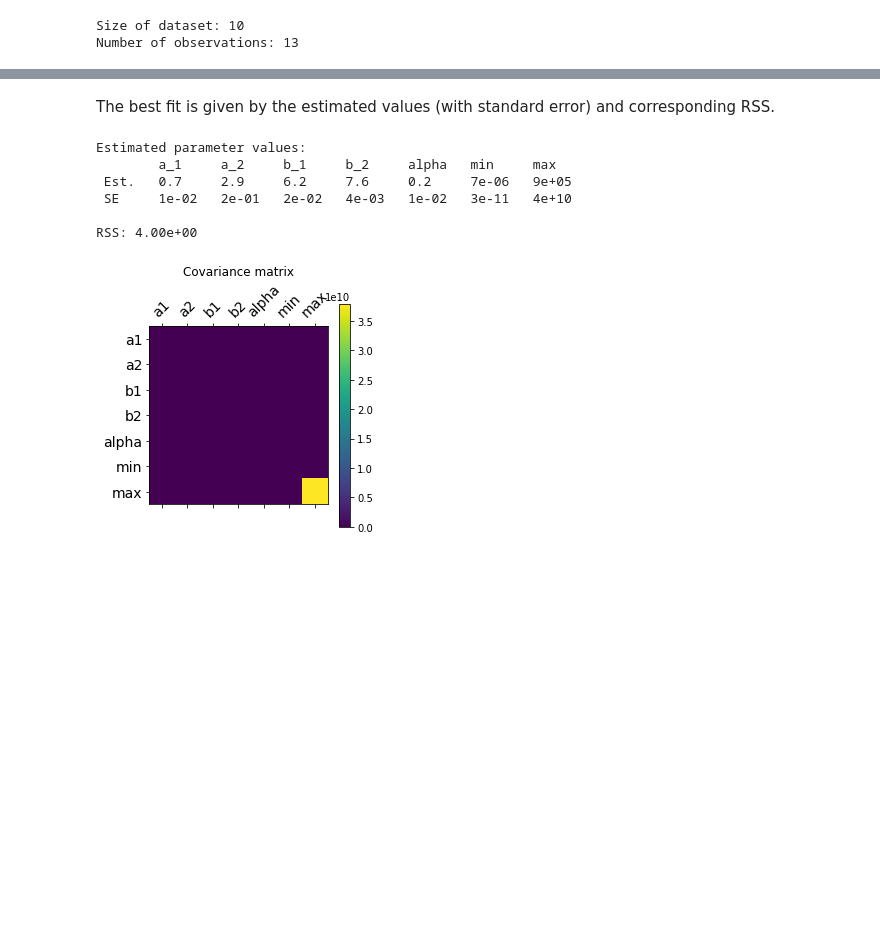
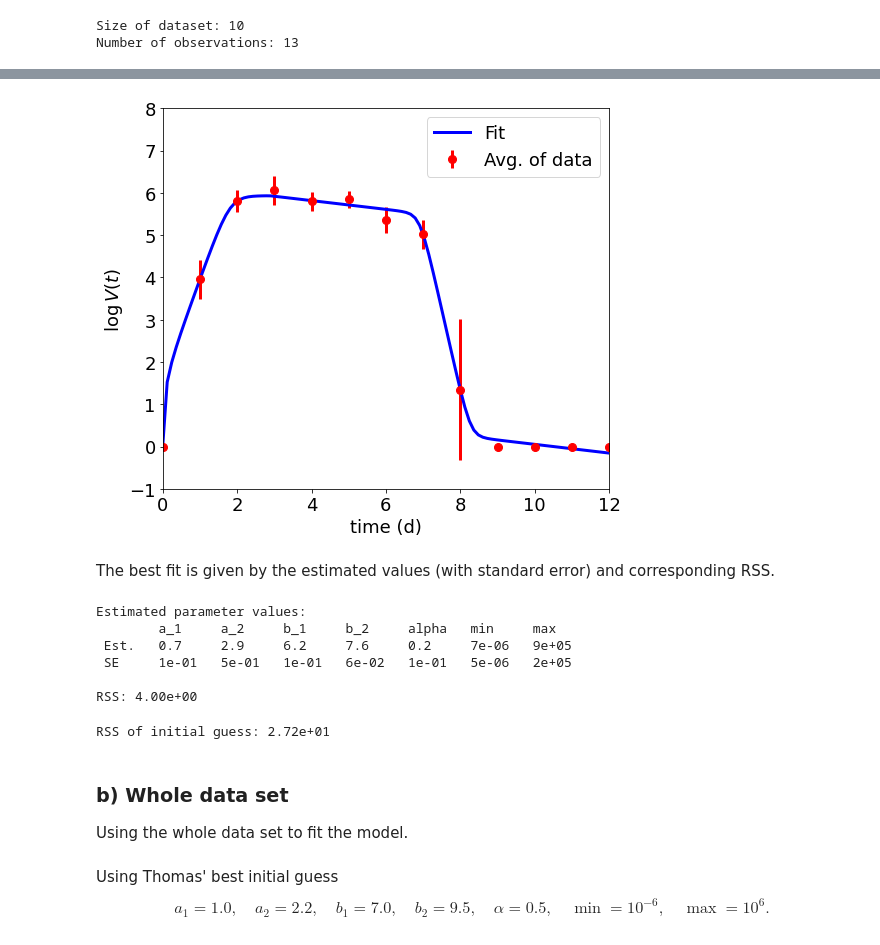
Before and after one commit to ccontrer/20-08Covid19Physiology, a Jupyter notebook: python/Application- Influenza Data.ipynb, the cells around one changed output, grey strips where cells are left out. Drawn from its saved outputs; the diff is of its cells as text; code cells hidden in the pictures; blank space fills up the shorter version.

```diff
--- a/python/Application- Influenza Data.ipynb
+++ b/python/Application- Influenza Data.ipynb
@@ -91,25 +132,39 @@ plt.show()
+# %%
+# discretation and evaluation
+ttdata = np.linspace(np.min(tdata), np.max(tdata), num=100)
+vvdata = vl_avg.Predict(ttdata)
+# plotting
+plt.errorbar(tdata_avg, vdata_avg, yerr=vdata_std, fmt='ro', color='red', label='Avg. of data')
+plt.plot(ttdata, vvdata, 'b-', label='Fit')
+plt.xlim((0., 12.))
+plt.xlabel('time (d)')
+plt.ylim((-1., 8.))
+plt.ylabel('$\log\, V(t)$')
+plt.legend()
+savefigs('Smith2018FitAvgData')
+plt.show()
+# %% [output]
+[figure, added]
 # %% [markdown]
 The best fit is given by the estimated values (with standard error) and corresponding RSS.
 # %%
 print('\nEstimated parameter values:')
 print('   \ta_1 \ta_2 \tb_1 \tb_2 \talpha \tmin \tmax')
-print(' Est.\t%2.1f \t%2.1f \t%2.1f \t%2.1f \t%2.1f \t%1.0e \t%1.0e' % tuple(vl.par))
-print(' SE \t%1.0e \t%1.0e \t%1.0e \t%1.0e \t%1.0e \t%1.0e \t%1.0e' % tuple(np.diag(vl.pcov)))
-print('\nRSS: %4.2e' % vl.RSS)
+print(' Est.\t%2.1f \t%2.1f \t%2.1f \t%2.1f \t%2.1f \t%1.0e \t%1.0e' % tuple(vl_avg.par))
+print(' SE \t%1.0e \t%1.0e \t%1.0e \t%1.0e \t%1.0e \t%1.0e \t%1.0e' % tuple(vl_avg.par_se))
+print('\nRSS: %4.2e' % vl_avg.RSS)
 # %% [output]
 Estimated parameter values:
         a_1     a_2     b_1     b_2     alpha   min     max
  Est.   0.7     2.9     6.2     7.6     0.2     7e-06   9e+05
- SE     1e-02   2e-01   2e-02   4e-03   1e-02   3e-11   4e+10
+ SE     1e-01   5e-01   1e-01   6e-02   1e-01   5e-06   2e+05
 
 RSS: 4.00e+00
-# %%
-vl.pcov
-plt.matshow(vl.pcov, vmin=0)
-plt.colorbar()
-plt.xticks(range(7), ['a1', 'a2', 'b1', 'b2', 'alpha', 'min', 'max'], fontsize=14, rotation=45)
-plt.yticks(range(7), ['a1', 'a2', 'b1', 'b2', 'alpha', 'min', 'max'], fontsize=14)
-plt.title('Covariance matrix')
-plt.show()
-# %% [output]
-[figure, removed]
+# %%
+print('RSS of initial guess: %4.2e' % sum(np.power(vl.Eval(tdata, par0) - vdata_avg, 2)))
+# %% [output]
+RSS of initial guess: 2.72e+01
+# %% [markdown]
+### b) Whole data set
+
+Using the whole data set to fit the model.
@@ -115,0 +175,5 @@ plt.show()
+# %% [markdown]
+Using Thomas' best initial guess
+$$
+a_1=1.0,\quad a_2=2.2,\quad b_1=7.0,\quad b_2=9.5,\quad \alpha=0.5,\quad \min=10^{-6},\quad \max=10^{6}.
+$$
```
Also changed, not shown: parts of 24 cells of this notebook, 11 other files.
